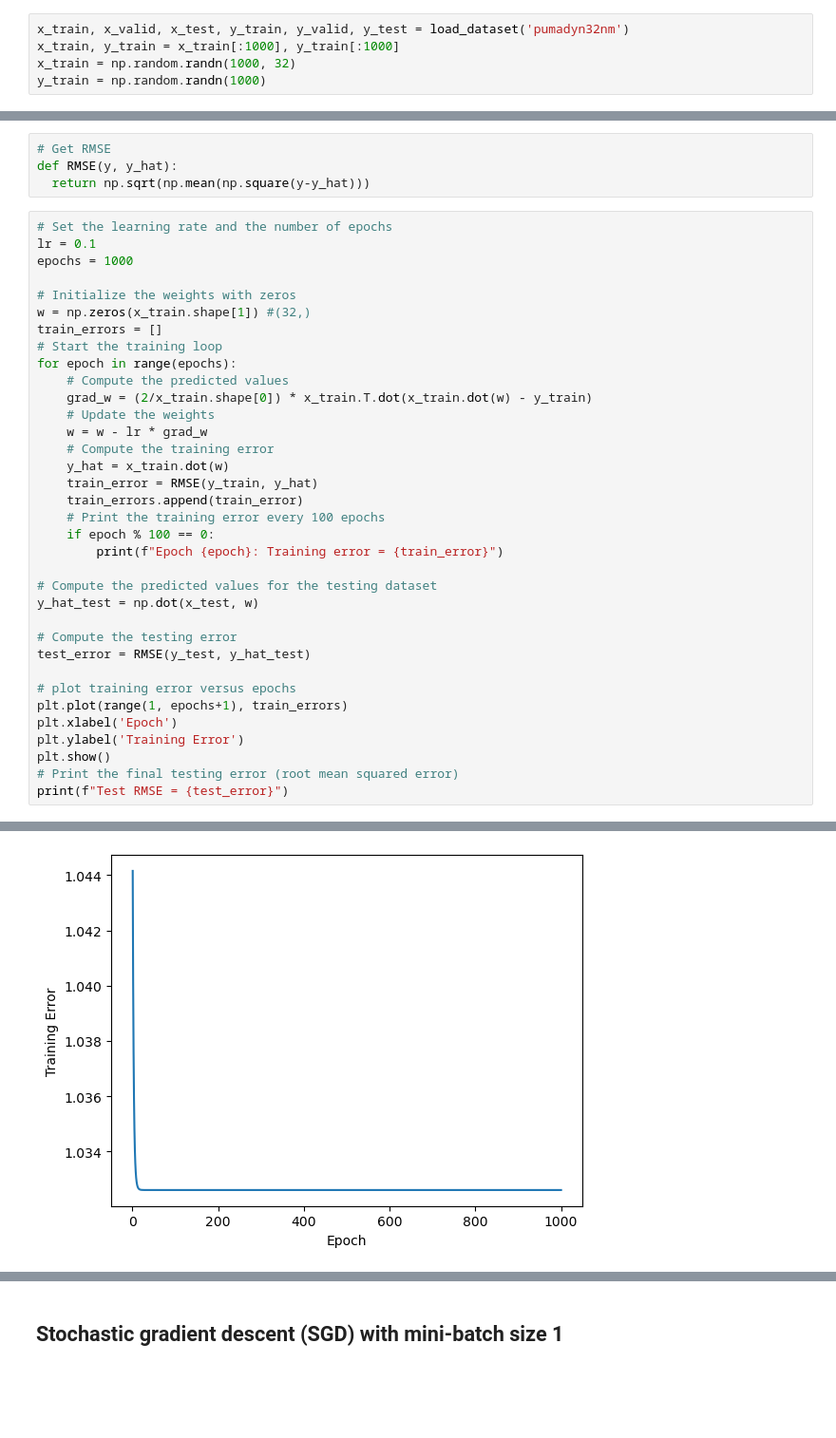
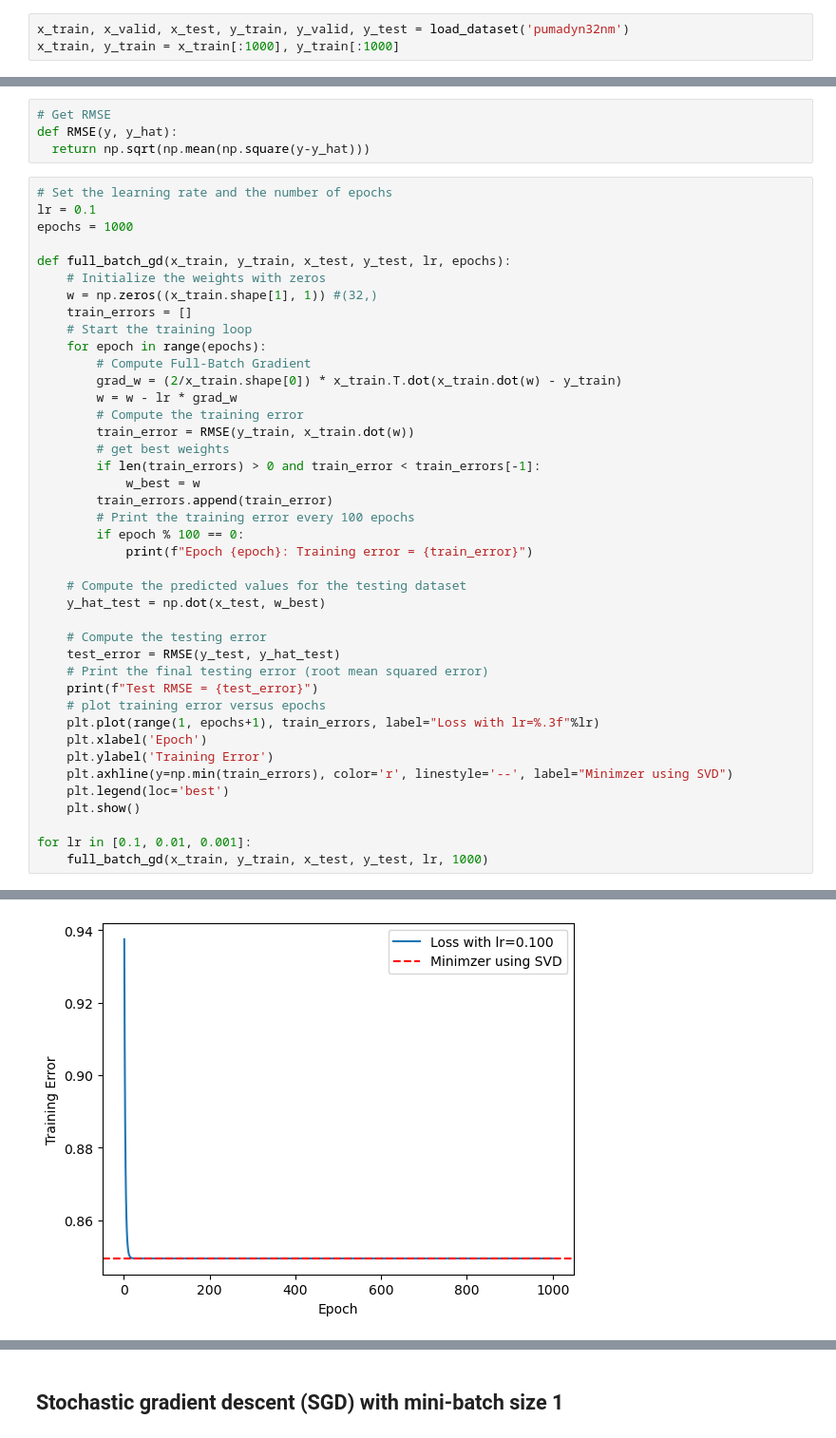
Before and after one commit to CathyF9600/Introduction-to-Learning-from-Data-A1, a Jupyter notebook: A3_1.ipynb, the cells around one changed output, grey strips where cells are left out. Shown: that part at 95% size. Drawn from its saved outputs; the diff is of its cells as text; blank space fills up the shorter version.

```diff
--- a/A3_1.ipynb
+++ b/A3_1.ipynb
@@ -13,8 +13,6 @@ np.random.seed(42)
 # %%
 x_train, x_valid, x_test, y_train, y_valid, y_test = load_dataset('pumadyn32nm')
 x_train, y_train = x_train[:1000], y_train[:1000]
-x_train = np.random.randn(1000, 32)
-y_train = np.random.randn(1000)
 # %%
 x_train.shape # 32 = number of features in the data
 # %% [output]
@@ -32,34 +34,40 @@ def RMSE(y, y_hat):
 lr = 0.1
 epochs = 1000
 
-# Initialize the weights with zeros
-w = np.zeros(x_train.shape[1]) #(32,)
-train_errors = []
-# Start the training loop
-for epoch in range(epochs):
-    # Compute the predicted values
-    grad_w = (2/x_train.shape[0]) * x_train.T.dot(x_train.dot(w) - y_train)
-    # Update the weights
-    w = w - lr * grad_w
-    # Compute the training error
-    y_hat = x_train.dot(w)
-    train_error = RMSE(y_train, y_hat)
-    train_errors.append(train_error)
-    # Print the training error every 100 epochs
-    if epoch % 100 == 0:
-        print(f"Epoch {epoch}: Training error = {train_error}")
+def full_batch_gd(x_train, y_train, x_test, y_test, lr, epochs):
+    # Initialize the weights with zeros
+    w = np.zeros((x_train.shape[1], 1)) #(32,)
+    train_errors = []
+    # Start the training loop
+    for epoch in range(epochs):
+        # Compute Full-Batch Gradient
+        grad_w = (2/x_train.shape[0]) * x_train.T.dot(x_train.dot(w) - y_train)
+        w = w - lr * grad_w
+        # Compute the training error
+        train_error = RMSE(y_train, x_train.dot(w))
+        # get best weights
+        if len(train_errors) > 0 and train_error < train_errors[-1]:
+            w_best = w
+        train_errors.append(train_error)
+        # Print the training error every 100 epochs
+        if epoch % 100 == 0:
+            print(f"Epoch {epoch}: Training error = {train_error}")
 
-# Compute the predicted values for the testing dataset
-y_hat_test = np.dot(x_test, w)
+    # Compute the predicted values for the testing dataset
+    y_hat_test = np.dot(x_test, w_best)
 
-# Compute the testing error
-test_error = RMSE(y_test, y_hat_test)
+    # Compute the testing error
+    test_error = RMSE(y_test, y_hat_test)
+    # Print the final testing error (root mean squared error)
+    print(f"Test RMSE = {test_error}")
+    # plot training error versus epochs
+    plt.plot(range(1, epochs+1), train_errors, label="Loss with lr=%.3f"%lr)
+    plt.xlabel('Epoch')
+    plt.ylabel('Training Error')
+    plt.axhline(y=np.min(train_errors), color='r', linestyle='--', label="Minimzer using SVD")
+    plt.legend(loc='best')
+    plt.show()
 
-# plot training error versus epochs
-plt.plot(range(1, epochs+1), train_errors)
-plt.xlabel('Epoch')
-plt.ylabel('Training Error')
-plt.show()
-# Print the final testing error (root mean squared error)
-print(f"Test RMSE = {test_error}")
+for lr in [0.1, 0.01, 0.001]:
+    full_batch_gd(x_train, y_train, x_test, y_test, lr, 1000)
 # %% [output]
@@ -76 +85 @@ Epoch 900: Training error = 1.0326091181844579
-[figure, old version]
+[figure, new version]
```
Also changed, not shown: parts of 7 cells of this notebook.
